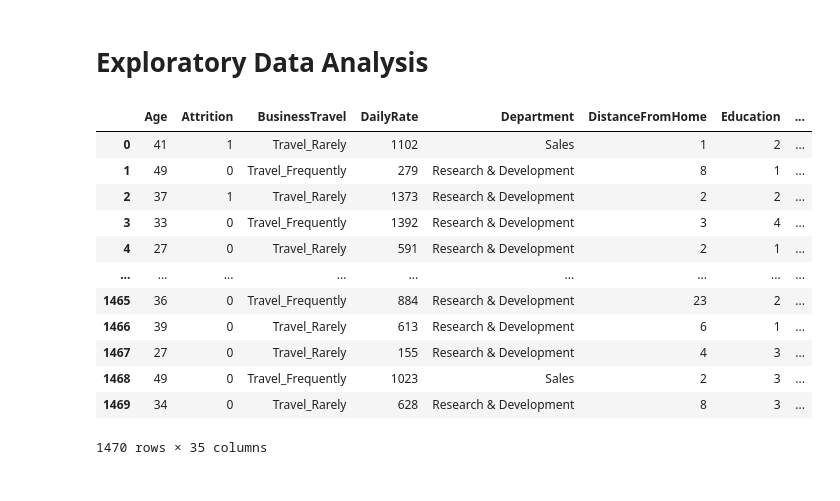
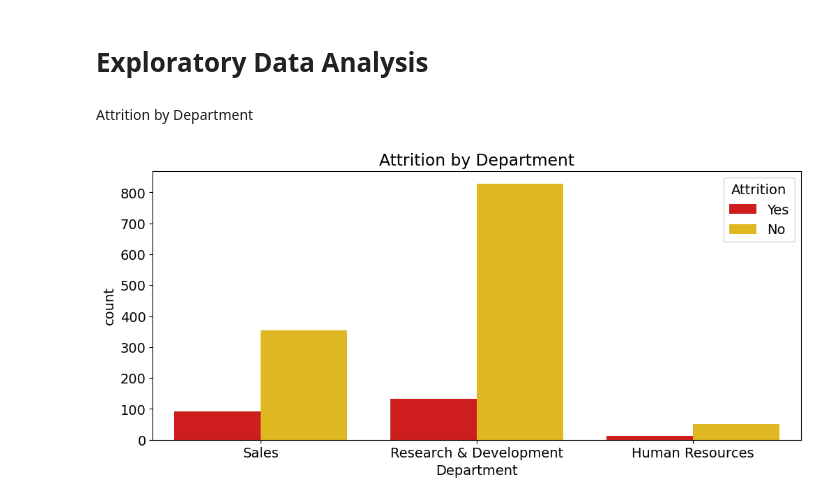
Before and after one commit to kalzumaki/attrition-hr-data-analytics, a Jupyter notebook: teamOne.ipynb, the cells around one changed output. Cells and saved outputs as stored; diff of their text form; code cells hidden in the pictures.

```diff
--- a/teamOne.ipynb
+++ b/teamOne.ipynb
@@ -221,20 +213,13 @@ plt.show()
 Based on the visual above, the target column is highly imbalanced, we need to balance the data using some Statiscal Methods.
 # %% [markdown]
 # Exploratory Data Analysis
-# %%
-df['Attrition'] = (df['Attrition'] == 'Yes').astype(int) # convert attrition into int
-df
-# %% [output]
-|  | Age | Attrition | BusinessTravel | DailyRate | Department | DistanceFromHome | Education | ... |
-| 0 | 41 | 1 | Travel_Rarely | 1102 | Sales | 1 | 2 | ... |
-| 1 | 49 | 0 | Travel_Frequently | 279 | Research & Development | 8 | 1 | ... |
-| 2 | 37 | 1 | Travel_Rarely | 1373 | Research & Development | 2 | 2 | ... |
-| 3 | 33 | 0 | Travel_Frequently | 1392 | Research & Development | 3 | 4 | ... |
-| 4 | 27 | 0 | Travel_Rarely | 591 | Research & Development | 2 | 1 | ... |
-| ... | ... | ... | ... | ... | ... | ... | ... | ... |
-| 1465 | 36 | 0 | Travel_Frequently | 884 | Research & Development | 23 | 2 | ... |
-| 1466 | 39 | 0 | Travel_Rarely | 613 | Research & Development | 6 | 1 | ... |
-| 1467 | 27 | 0 | Travel_Rarely | 155 | Research & Development | 4 | 3 | ... |
-| 1468 | 49 | 0 | Travel_Frequently | 1023 | Sales | 2 | 3 | ... |
-| 1469 | 34 | 0 | Travel_Rarely | 628 | Research & Development | 8 | 3 | ... |
-1470 rows × 35 columns
+# %% [markdown]
+Attrition by  Department
+# %%
+
+plt.figure(figsize=(12,5))
+sns.countplot(x='Department',hue='Attrition', data=df, palette='hot')
+plt.title("Attrition by Department")
+plt.show()
+# %% [output]
+[figure, added]
```
Also changed, not shown: parts of 25 cells of this notebook.
